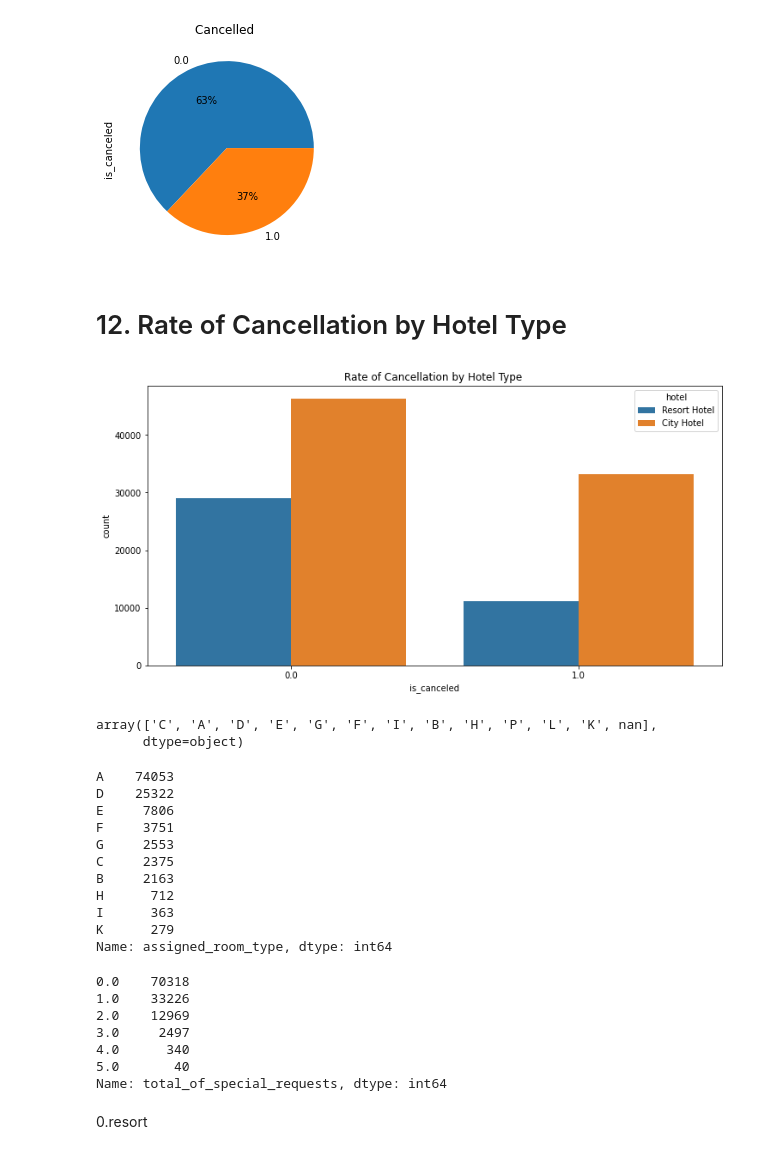
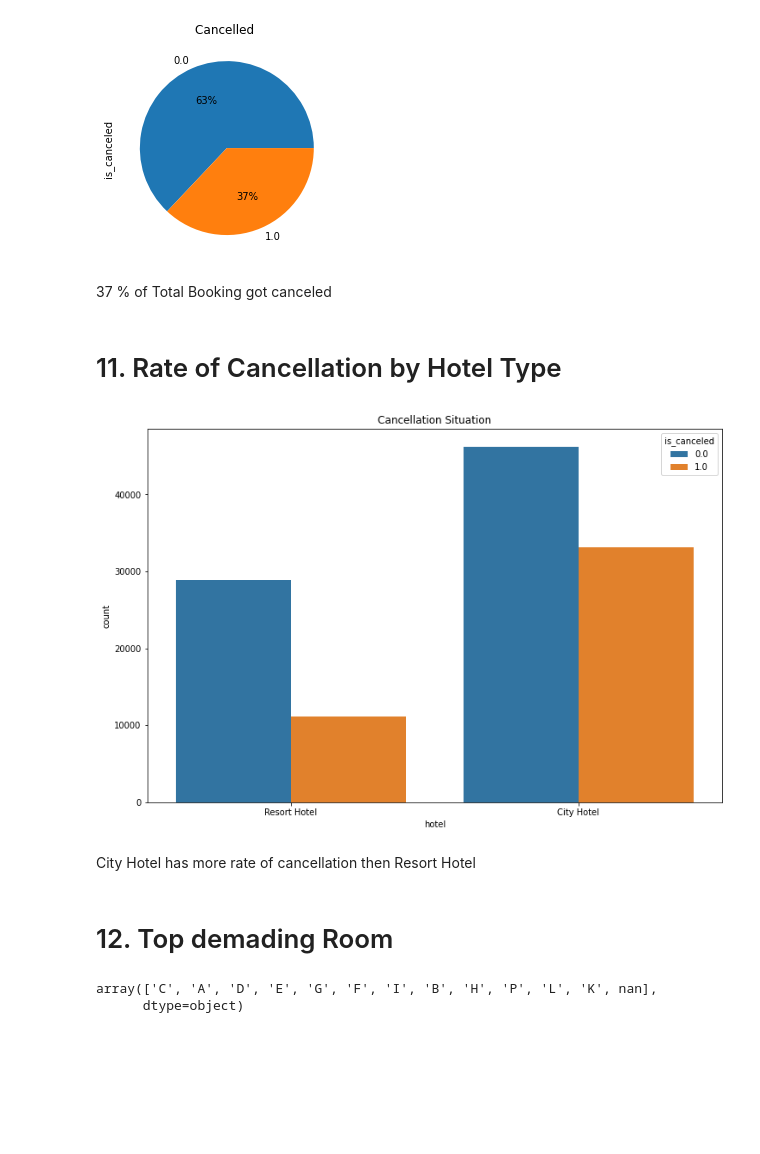
Before and after one commit to prakash4191/project_hotelbooking, a Jupyter notebook: updated_hotel_booking.ipynb, the cells around one changed output. Saved outputs shown, nothing was run; the diff lists cells and outputs as text; code cells hidden in the pictures; blank space fills up the shorter version.

```diff
--- a/updated_hotel_booking.ipynb
+++ b/updated_hotel_booking.ipynb
@@ -382,46 +374,26 @@ plt.title('Cancelled ')
 # %% [output]
 Text(0.5, 1.0, 'Cancelled ')
 [figure]
+# %% [markdown]
+37 % of Total Booking got canceled
 # %% [markdown]
-# 12. Rate of Cancellation by Hotel Type
+# 11. Rate of Cancellation by Hotel Type
-# %%
-
-fig, ax = plt.subplots(figsize=(12,6))
-ax.set_xlabel('is_canceled')
-ax.set_ylabel('No of Nights')
-ax.set_title('Rate of Cancellation by Hotel Type ')
-sns.countplot(x='is_canceled', hue='hotel', data=hb,
-              order = hb.is_canceled.value_counts().iloc[:10].index, ax=ax);
-# %% [output]
-[figure, removed]
+# %%
+# 0 booking not-cancel
+# 1 booking cancel
+
+plt.figure(figsize=(12,8))
+sns.countplot(x='hotel', hue = 'is_canceled', data= hb)
+plt.title('Cancellation Situation')
+plt.show()
+# %% [output]
+[figure, added]
+# %% [markdown]
+City Hotel has more rate of cancellation then Resort Hotel
+# %% [markdown]
+# 12. Top demading Room
 # %%
 hb['assigned_room_type'].unique()
 # %% [output]
 array(['C', 'A', 'D', 'E', 'G', 'F', 'I', 'B', 'H', 'P', 'L', 'K', nan],
       dtype=object)
-# %%
-hb['assigned_room_type'].value_counts().head(10)
-# %% [output]
-A    74053
-D    25322
-E     7806
-F     3751
-G     2553
-C     2375
-B     2163
-H      712
-I      363
-K      279
-Name: assigned_room_type, dtype: int64
-# %%
-hb['total_of_special_requests'].value_counts().head(10)
-# %% [output]
-0.0    70318
-1.0    33226
-2.0    12969
-3.0     2497
-4.0      340
-5.0       40
-Name: total_of_special_requests, dtype: int64
-# %% [markdown]
-0.resort
```
Also changed, not shown: parts of 62 cells of this notebook.
